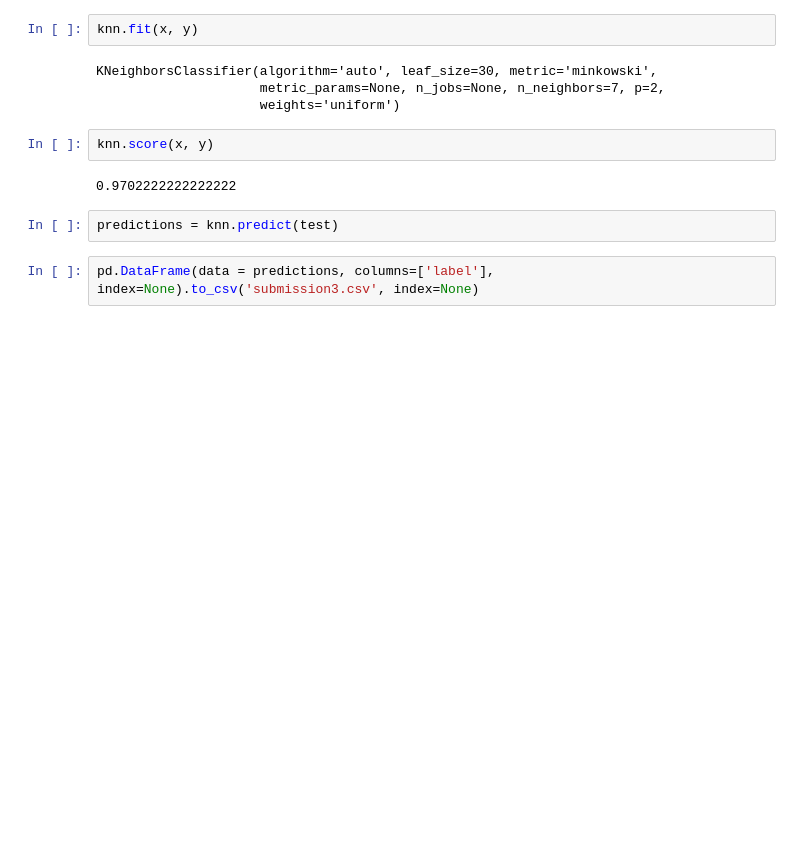
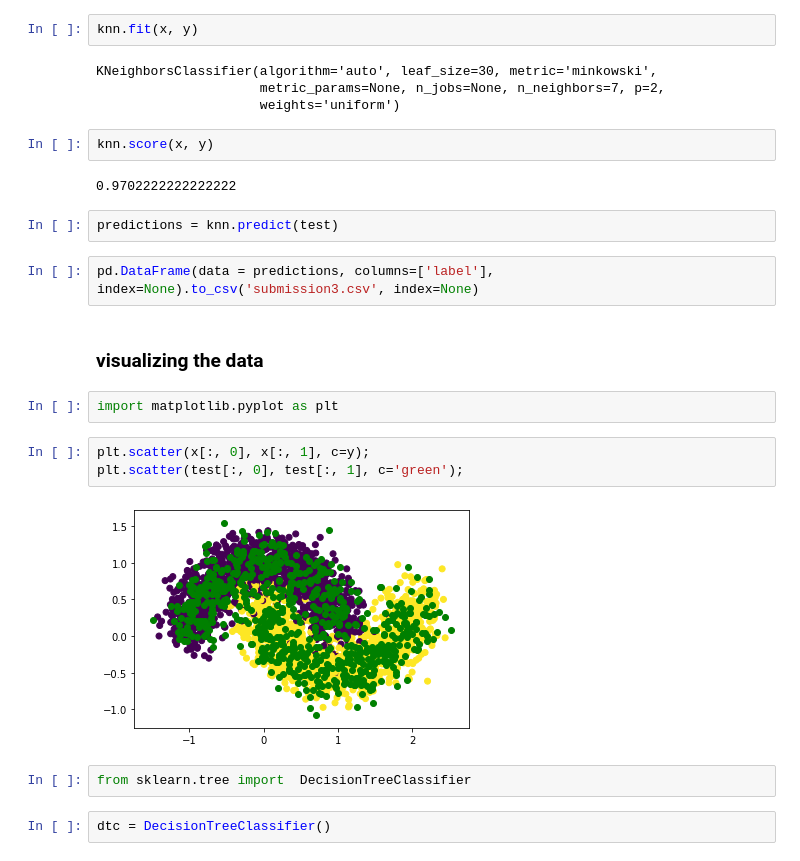
Before and after one commit to macabdul9/ml-cb-course-work, a Jupyter notebook: classify-points/point-classification.ipynb, the cells around one changed output. Drawn from its saved outputs; the diff is of its cells as text; blank space fills up the shorter version.

```diff
--- a/classify-points/point-classification.ipynb
+++ b/classify-points/point-classification.ipynb
@@ -79,3 +79,16 @@ knn.score(x, y)
 predictions = knn.predict(test)
 # %%
 pd.DataFrame(data = predictions, columns=['label'], index=None).to_csv('submission3.csv', index=None)
+# %% [markdown]
+### visualizing the data
+# %%
+import matplotlib.pyplot as plt
+# %%
+plt.scatter(x[:, 0], x[:, 1], c=y);
+plt.scatter(test[:, 0], test[:, 1], c='green');
+# %% [output]
+[figure, added]
+# %%
+from sklearn.tree import  DecisionTreeClassifier
+# %%
+dtc = DecisionTreeClassifier()
```
Also changed, not shown: parts of 10 cells of this notebook, 6 other files.
